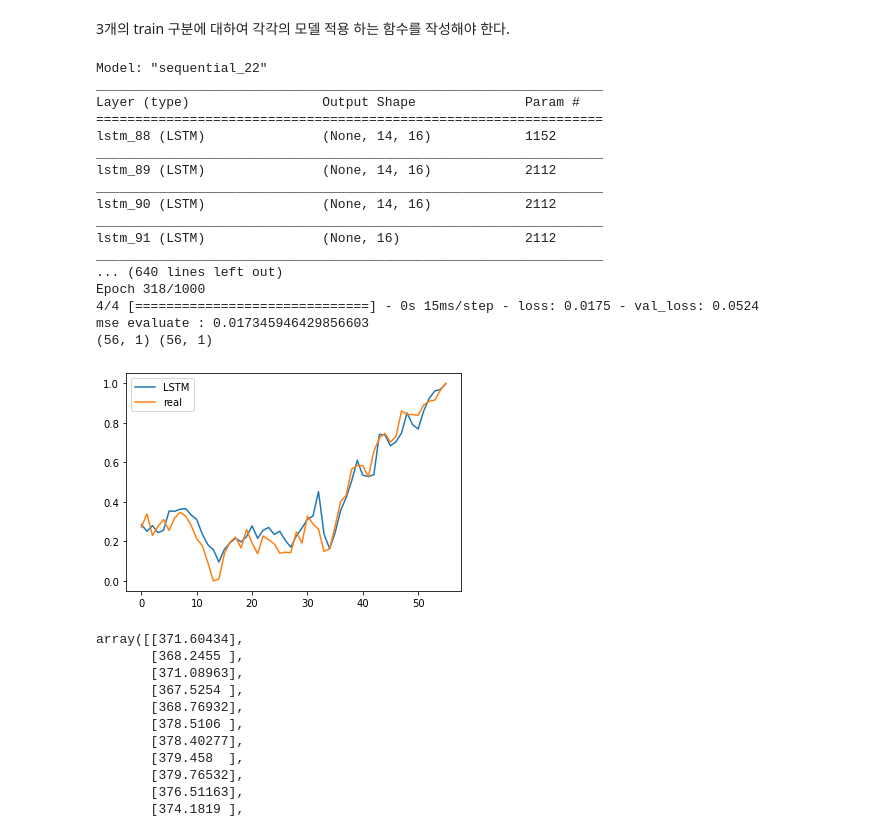
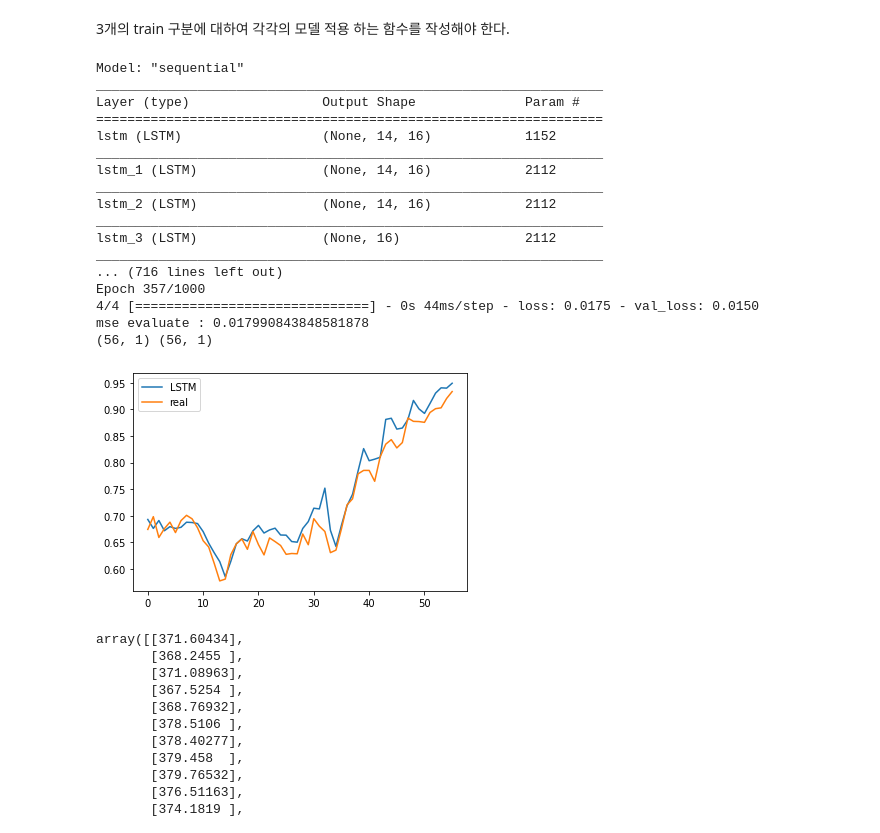
Before and after one commit to Young312886/Stock_value_prediction, a Jupyter notebook: Predict2020.ipynb, the cells around one changed output. Cells and saved outputs as stored; diff of their text form; code cells hidden in the pictures.

```diff
--- a/Predict2020.ipynb
+++ b/Predict2020.ipynb
@@ -119,9 +119,6 @@ Train/Test Split
 # %% [markdown]
 ## 2020년의 경우
 # %%
-train2020 = df_2020.loc[df_2020.Date < '2021-07-31',:]
-test2020 = df_2020.loc[df_2020.Date >= '2021-07-31',:]
-X2_train = np.array(train2020.drop(['Date','Brent','Energy'],axis =1))
-y2_train = np.array(train2020.Energy)
-X2_test = np.array(test2020.drop(['Date','Brent','Energy'],axis =1))
-y2_test = np.array(test2020.Energy)
+t = len(df_2020.loc[df_2020.Date < '2021-07-31',:])
+X = np.array(df_2020.drop(['Date','Brent','Energy'],axis =1))
+y = np.array(df_2020.Energy)
@@ -135,14 +128,14 @@ X2_test.shape
 from sklearn.preprocessing import MinMaxScaler
 def Scaler(X,y):
     scaler = MinMaxScaler(feature_range=(0, 1))
-    scaler = scaler.fit(X)
-    trainX = scaler.transform(X)
+    scaler1 = scaler.fit(X)
+    trainX = scaler1.transform(X)
     y = np.reshape(y ,(-1,1)) # 스케일러에 들어가려면 reshape이 필요함
     scaler = scaler.fit(y)
     trainy = scaler.transform(y)
     # LSTM 을 위한 reshape
     tX = trainX.reshape(trainX.shape[0], trainX.shape[1], 1)
     ty = trainy
-    return tX, ty, scaler
+    return tX, ty, scaler1
 # %%
-tX2_train, ty2_train, scaler3 = Scaler(X2_train, y2_train)
+tX, ty, scaler3 = Scaler(X, y)
@@ -151,3 +142,8 @@ tX2_test, ty2_test, scaler4 = Scaler(X2_test, y2_test)
+# %%
+tX_train = tX[0:t,:]
+tX_test = tX[t:,:]
+ty_train = ty[0:t,:]
+ty_test = ty[t:,:]
 # %% [markdown]
 3개의 train 구분에 대하여 각각의 모델 적용 하는 함수를 작성해야 한다.
 # %%
@@ -190,26 +186,26 @@ def Train(xtrain,ytrain,xtest,ytest,number):
     plt.legend()
     return yhat, ytest
 # %%
-yhat, ytest =Train(tX2_train, ty2_train, tX2_test,ty2_test,4)
+yhat, ytest =Train(tX_train, ty_train, tX_test,ty_test,4)
 # %% [output]
-Model: "sequential_22"
+Model: "sequential"
 _________________________________________________________________
 Layer (type)                 Output Shape              Param #
 =================================================================
-lstm_88 (LSTM)               (None, 14, 16)            1152
+lstm (LSTM)                  (None, 14, 16)            1152
 _________________________________________________________________
-lstm_89 (LSTM)               (None, 14, 16)            2112
+lstm_1 (LSTM)                (None, 14, 16)            2112
 _________________________________________________________________
-lstm_90 (LSTM)               (None, 14, 16)            2112
+lstm_2 (LSTM)                (None, 14, 16)            2112
 _________________________________________________________________
-lstm_91 (LSTM)               (None, 16)                2112
+lstm_3 (LSTM)                (None, 16)                2112
 _________________________________________________________________
-... (640 lines left out)
-Epoch 318/1000
-4/4 [==============================] - 0s 15ms/step - loss: 0.0175 - val_loss: 0.0524
-mse evaluate : 0.017345946429856603
+... (716 lines left out)
+Epoch 357/1000
+4/4 [==============================] - 0s 44ms/step - loss: 0.0175 - val_loss: 0.0150
+mse evaluate : 0.017990843848581878
 (56, 1) (56, 1)
-[figure, old version]
+[figure, new version]
 # %%
 #inverse scaler
 scaler4.inverse_transform(yhat)
```
Also changed, not shown: parts of 11 cells of this notebook.
